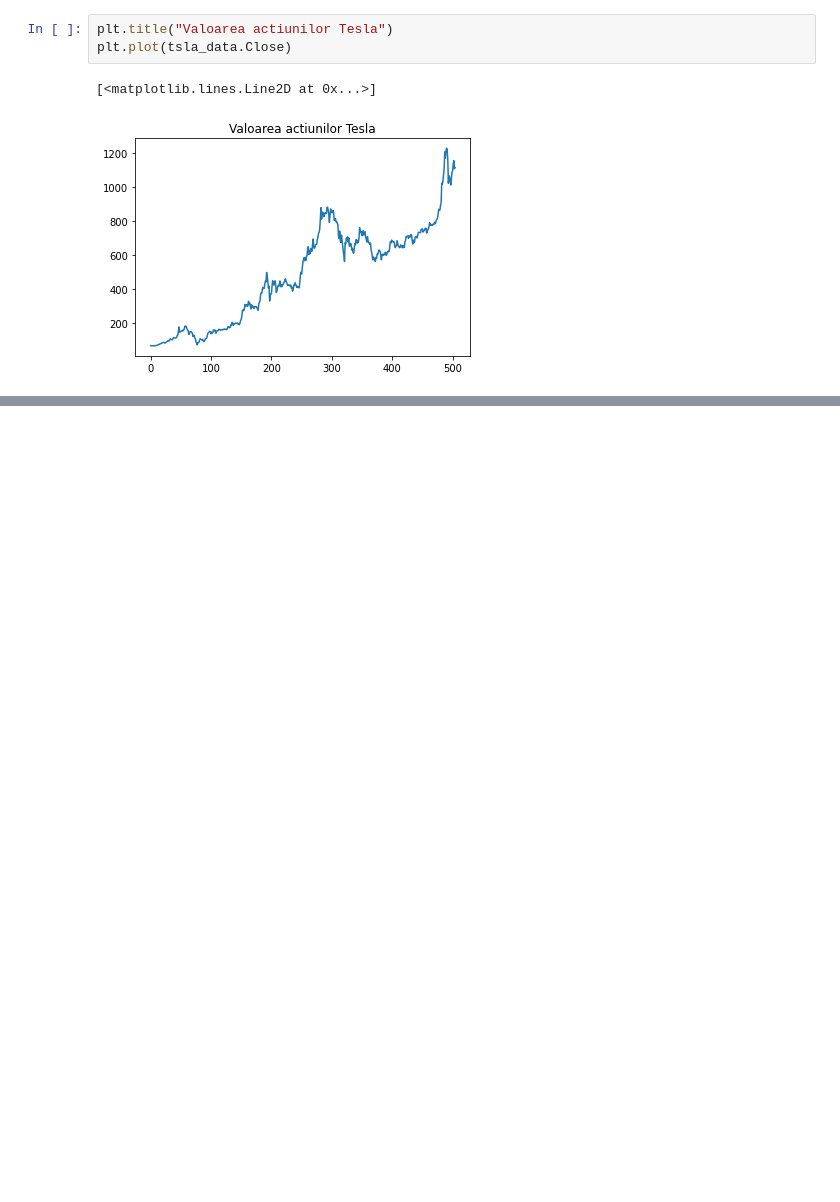
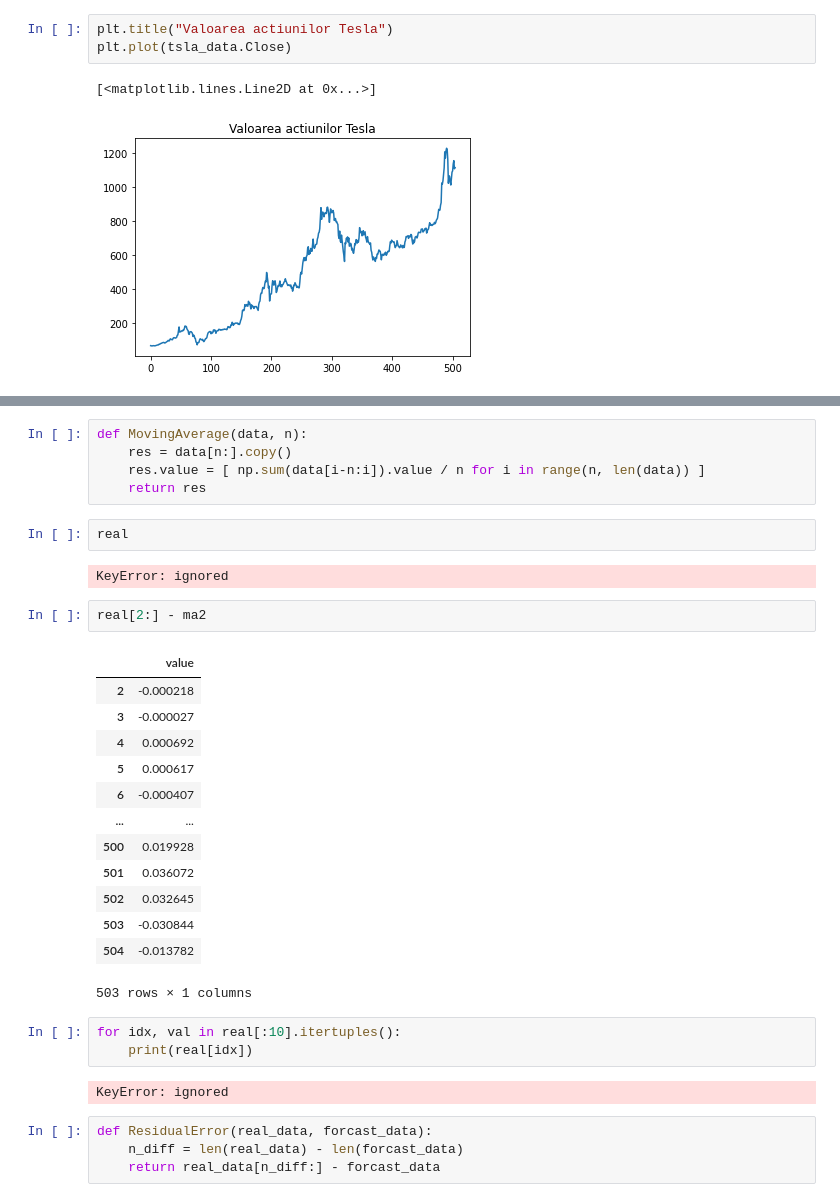
Before and after one commit to jafetimbre/verbose-projects, a Jupyter notebook: statistics/stock-price-pred/stock.ipynb, the cells around one changed output, grey strips where cells are left out. Cells and saved outputs as stored; diff of their text form; blank space fills up the shorter version.

```diff
--- a/statistics/stock-price-pred/stock.ipynb
+++ b/statistics/stock-price-pred/stock.ipynb
@@ -45,0 +58,34 @@ plt.plot(tsla_data.Close)
+# %%
+def MovingAverage(data, n):
+    res = data[n:].copy()
+    res.value = [ np.sum(data[i-n:i]).value / n for i in range(n, len(data)) ]
+    return res
+# %%
+real
+# %% [output]
+KeyError: ignored
+# %%
+real[2:] - ma2
+# %% [output]
+|  | value |
+| 2 | -0.000218 |
+| 3 | -0.000027 |
+| 4 | 0.000692 |
+| 5 | 0.000617 |
+| 6 | -0.000407 |
+| ... | ... |
+| 500 | 0.019928 |
+| 501 | 0.036072 |
+| 502 | 0.032645 |
+| 503 | -0.030844 |
+| 504 | -0.013782 |
+503 rows × 1 columns
+# %%
+for idx, val in real[:10].itertuples():
+    print(real[idx])
+# %% [output]
+KeyError: ignored
+# %%
+def ResidualError(real_data, forcast_data):
+    n_diff = len(real_data) - len(forcast_data)
+    return real_data[n_diff:] - forcast_data
```
Also changed, not shown: parts of 7 cells of this notebook.
